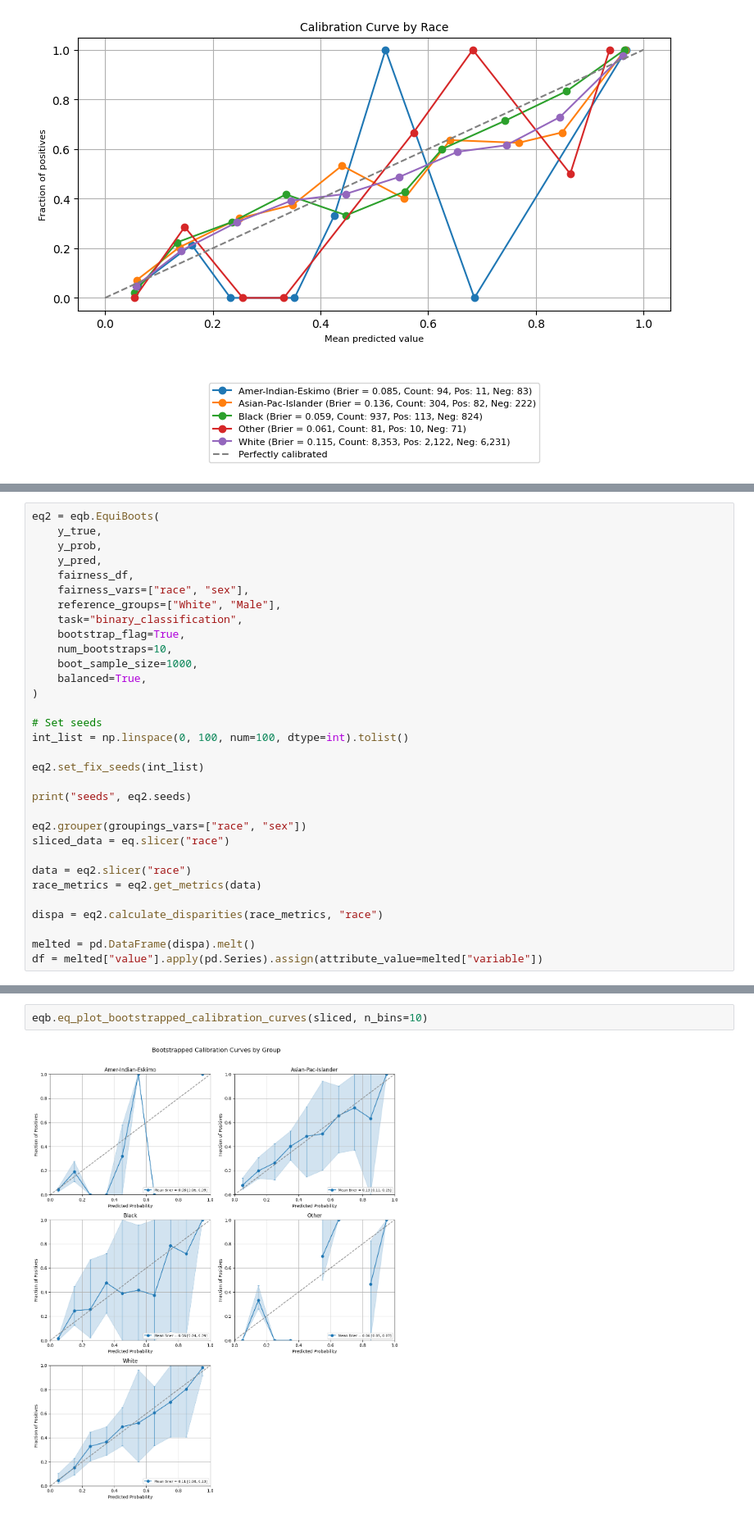
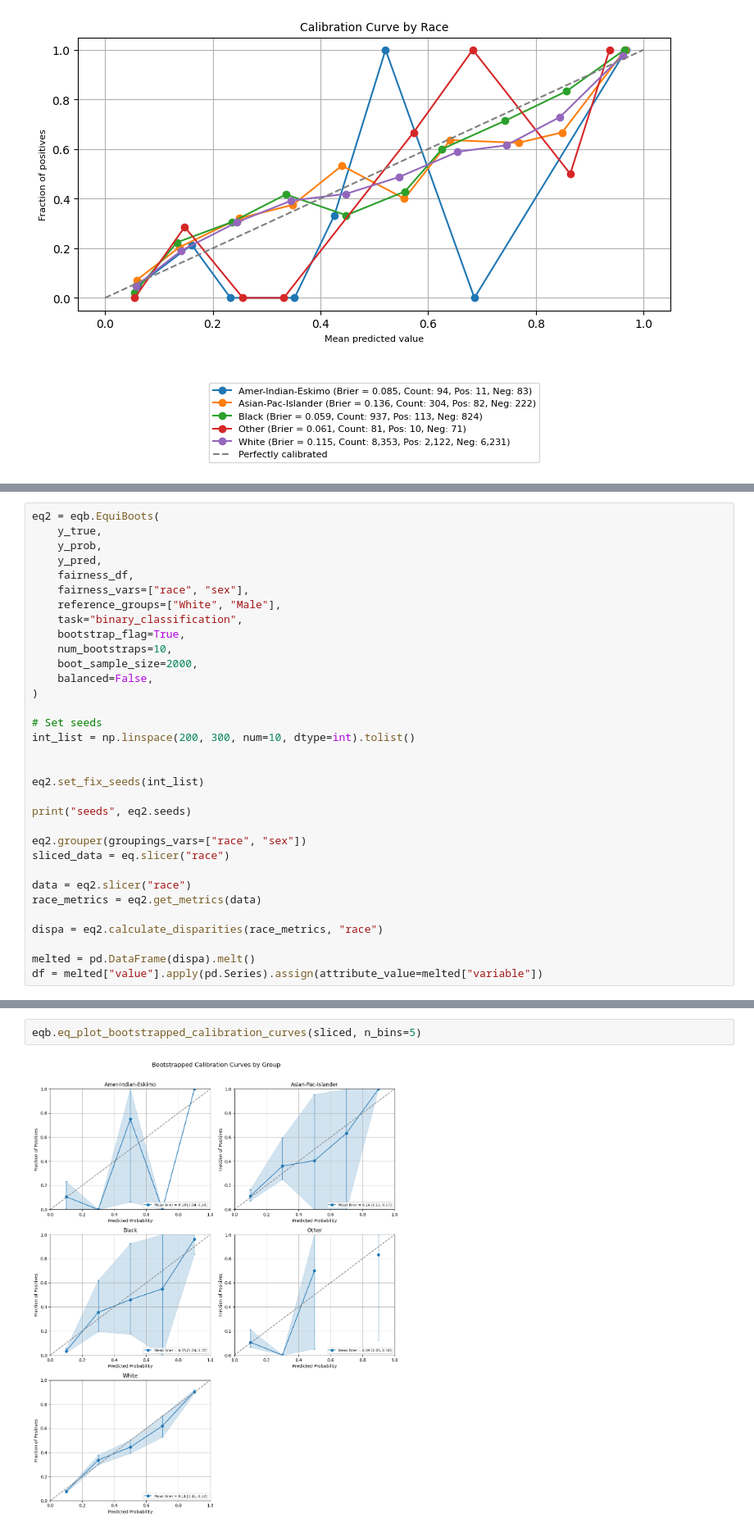
Before and after one commit to lshpaner/adult_income_test, a Jupyter notebook: notebooks/equiboots_demo.ipynb, the cells around one changed output, grey strips where cells are left out. Shown at 82% size. Drawn from its saved outputs; the diff is of its cells as text.

```diff
--- a/notebooks/equiboots_demo.ipynb
+++ b/notebooks/equiboots_demo.ipynb
@@ -117,12 +117,13 @@ eq2 = eqb.EquiBoots(
     task="binary_classification",
     bootstrap_flag=True,
     num_bootstraps=10,
-    boot_sample_size=1000,
-    balanced=True,
+    boot_sample_size=2000,
+    balanced=False,
 )
 
 # Set seeds
-int_list = np.linspace(0, 100, num=100, dtype=int).tolist()
+int_list = np.linspace(200, 300, num=10, dtype=int).tolist()
+
 
 eq2.set_fix_seeds(int_list)
 
@@ -171,4 +172,4 @@ eqb.eq_plot_bootstrapped_pr_curves(sliced, bar_every=100)
 # %%
-eqb.eq_plot_bootstrapped_calibration_curves(sliced, n_bins=10)
+eqb.eq_plot_bootstrapped_calibration_curves(sliced, n_bins=5)
 # %% [output]
-[figure, old version]
+[figure, new version]
```
Also changed, not shown: parts of 11 cells of this notebook.
